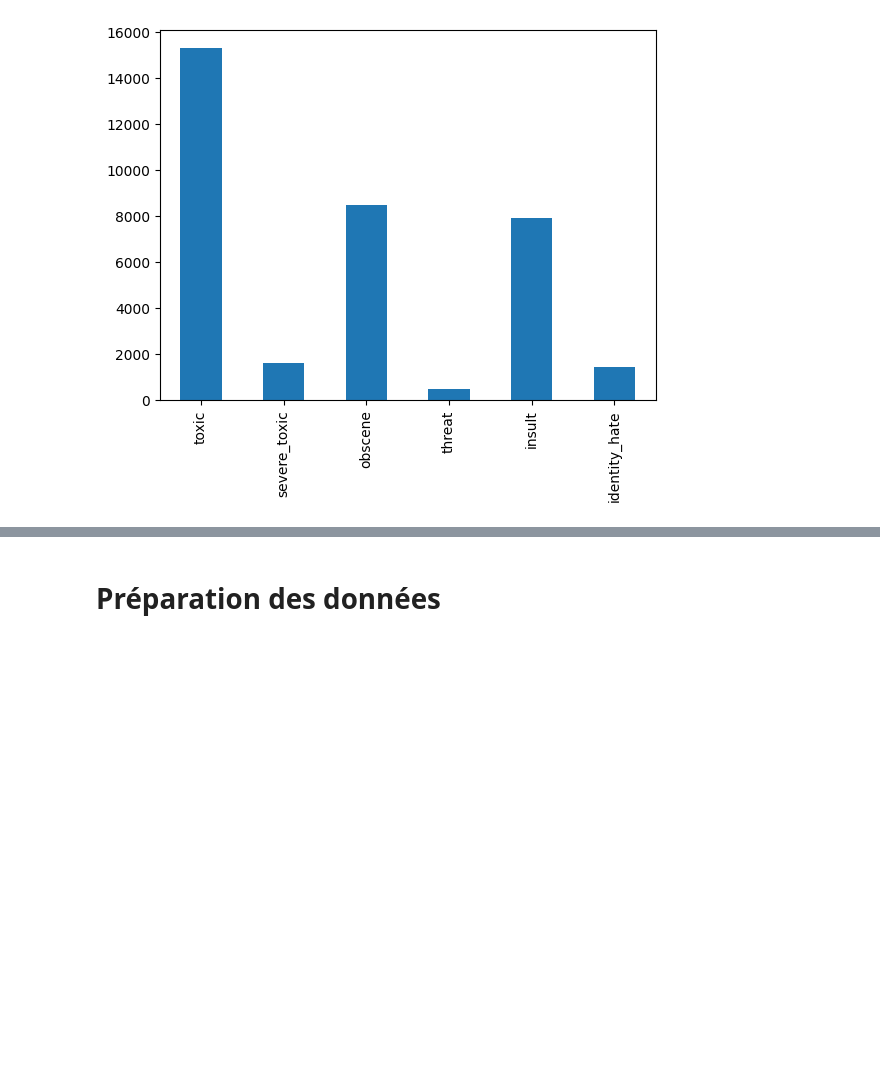
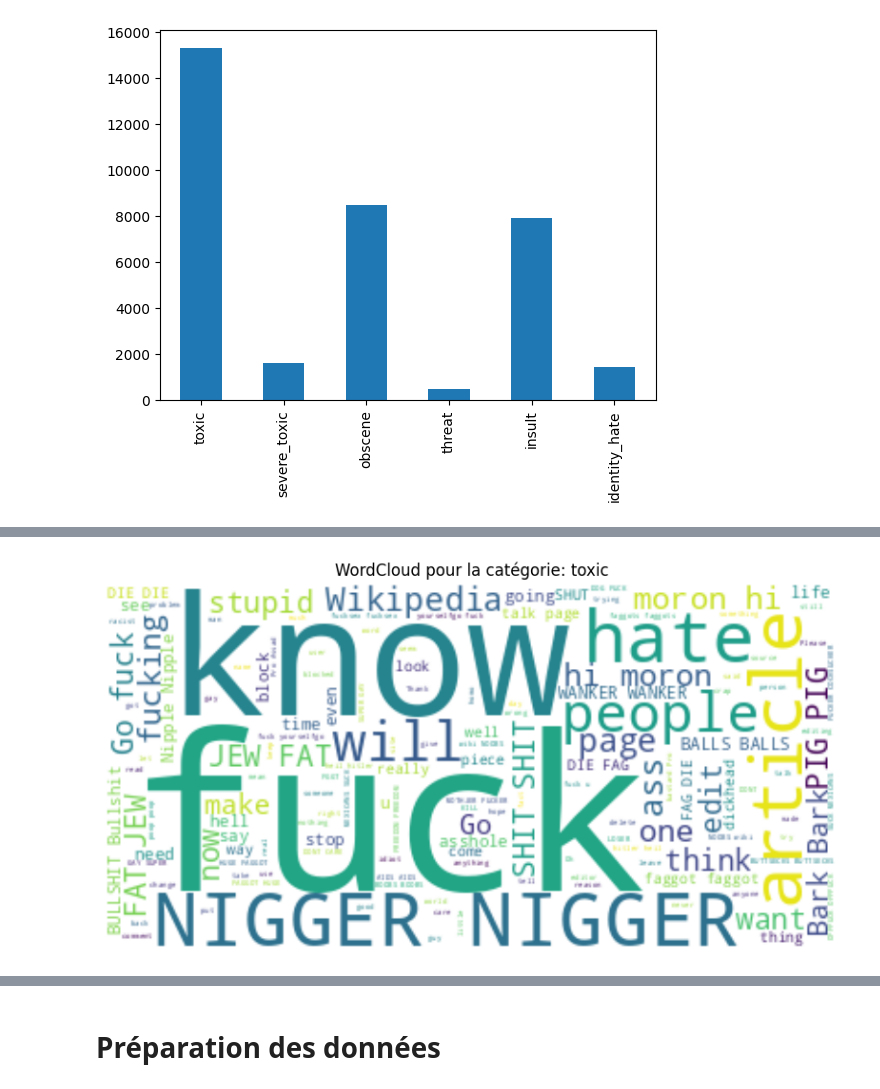
Before and after one commit to SteevenB/ToxicCommentsClassification, a Jupyter notebook: Classification_commentaires_toxiques.ipynb, the cells around one changed output, grey strips where cells are left out. Cells and saved outputs as stored; diff of their text form; code cells hidden in the pictures; blank space fills up the shorter version.

Commit message:
add cloudword

```diff
--- a/Classification_commentaires_toxiques.ipynb
+++ b/Classification_commentaires_toxiques.ipynb
@@ -73,0 +91,24 @@ label_count.plot(kind="bar")
+# %%
+from wordcloud import WordCloud
+import matplotlib.pyplot as plt
+
+# Supposons que 'data' est votre DataFrame et qu'il contient une colonne 'text'
+# et des colonnes de labels comme 'toxic', 'severe_toxic', etc.
+
+def generate_wordcloud(data, category):
+    # Combine tous les textes de la catégorie donnée
+    text = " ".join(review for review in data[data[category]==1].comment_text)
+
+    # Génère un WordCloud
+    wordcloud = WordCloud(background_color="white").generate(text)
+
+    # Affiche le WordCloud
+    plt.figure(figsize=(10,5))
+    plt.imshow(wordcloud, interpolation='bilinear')
+    plt.axis("off")
+    plt.title(f"WordCloud pour la catégorie: {category}")
+    plt.show()
+# %%
+generate_wordcloud(data, 'toxic')
+# %% [output]
+[figure, added]
```
Also changed, not shown: parts of 6 cells of this notebook.
